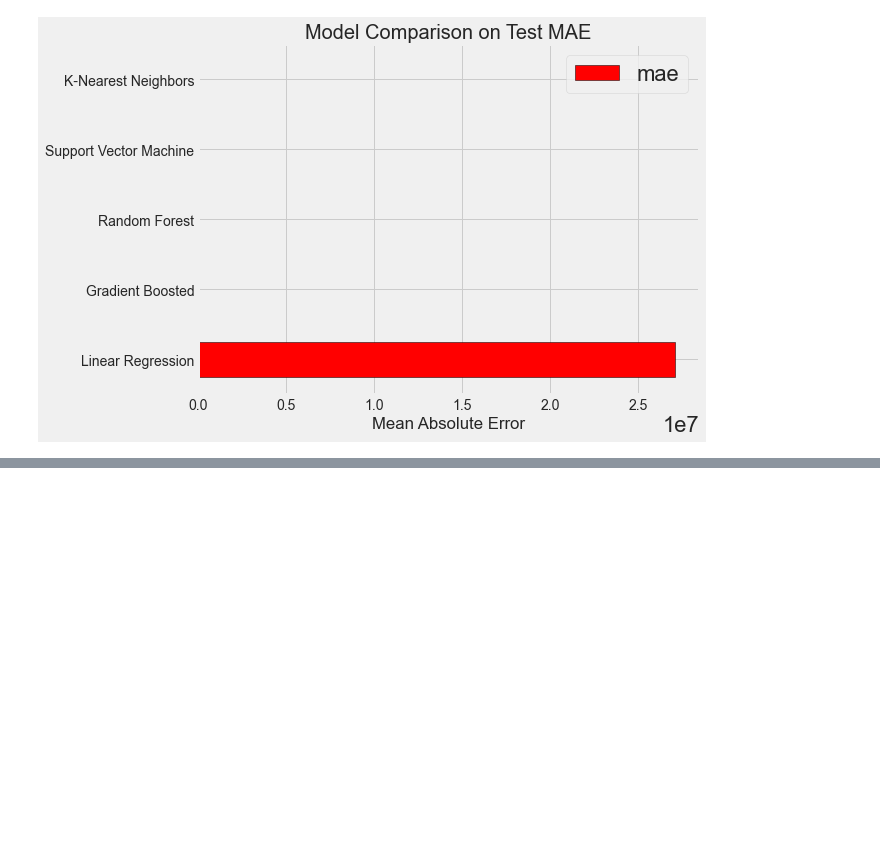
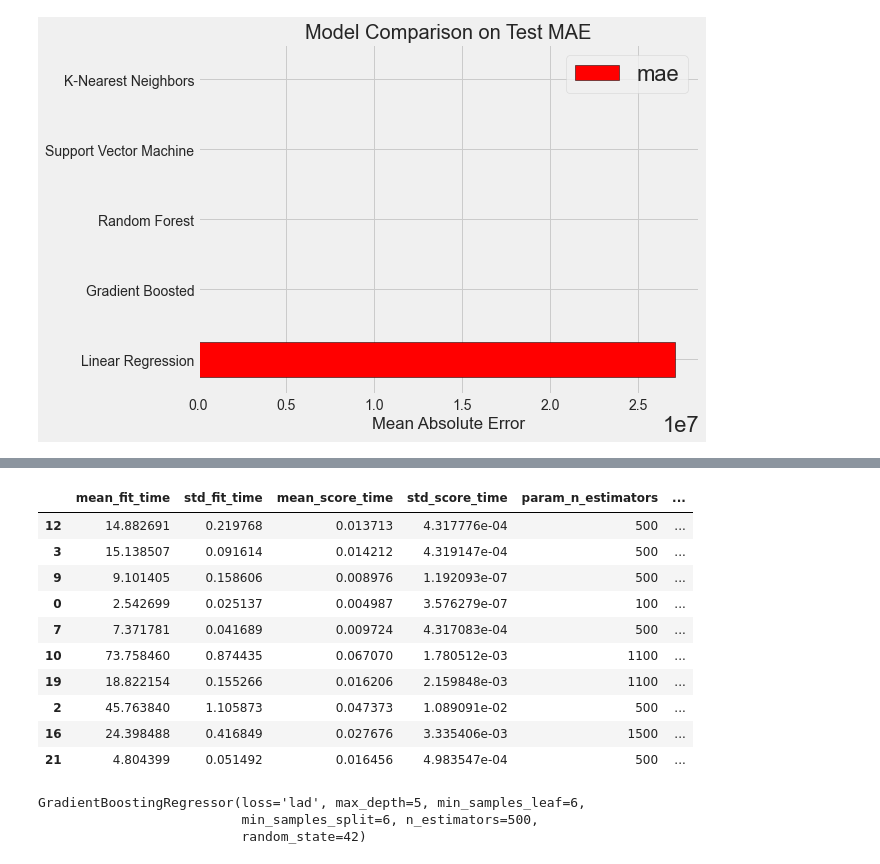
Before and after one commit to kushmuratoff/ML_project_for_energy_data-Part2-, a Jupyter notebook: Part2.ipynb, the cells around one changed output, grey strips where cells are left out. Saved outputs shown, nothing was run; the diff lists cells and outputs as text; code cells hidden in the pictures; blank space fills up the shorter version.

```diff
--- a/Part2.ipynb
+++ b/Part2.ipynb
@@ -235,0 +307,23 @@ plt.title('Model Comparison on Test MAE', size = 20);
+# %%
+# Get all of the cv results and sort by the test performance
+random_results = pd.DataFrame(random_cv.cv_results_).sort_values('mean_test_score', ascending = False)
+
+random_results.head(10)
+# %% [output]
+|  | mean_fit_time | std_fit_time | mean_score_time | std_score_time | param_n_estimators | ... |
+| 12 | 14.882691 | 0.219768 | 0.013713 | 4.317776e-04 | 500 | ... |
+| 3 | 15.138507 | 0.091614 | 0.014212 | 4.319147e-04 | 500 | ... |
+| 9 | 9.101405 | 0.158606 | 0.008976 | 1.192093e-07 | 500 | ... |
+| 0 | 2.542699 | 0.025137 | 0.004987 | 3.576279e-07 | 100 | ... |
+| 7 | 7.371781 | 0.041689 | 0.009724 | 4.317083e-04 | 500 | ... |
+| 10 | 73.758460 | 0.874435 | 0.067070 | 1.780512e-03 | 1100 | ... |
+| 19 | 18.822154 | 0.155266 | 0.016206 | 2.159848e-03 | 1100 | ... |
+| 2 | 45.763840 | 1.105873 | 0.047373 | 1.089091e-02 | 500 | ... |
+| 16 | 24.398488 | 0.416849 | 0.027676 | 3.335406e-03 | 1500 | ... |
+| 21 | 4.804399 | 0.051492 | 0.016456 | 4.983547e-04 | 500 | ... |
+# %%
+random_cv.best_estimator_
+# %% [output]
+GradientBoostingRegressor(loss='lad', max_depth=5, min_samples_leaf=6,
+                          min_samples_split=6, n_estimators=500,
+                          random_state=42)
```
Also changed, not shown: parts of 21 cells of this notebook.
